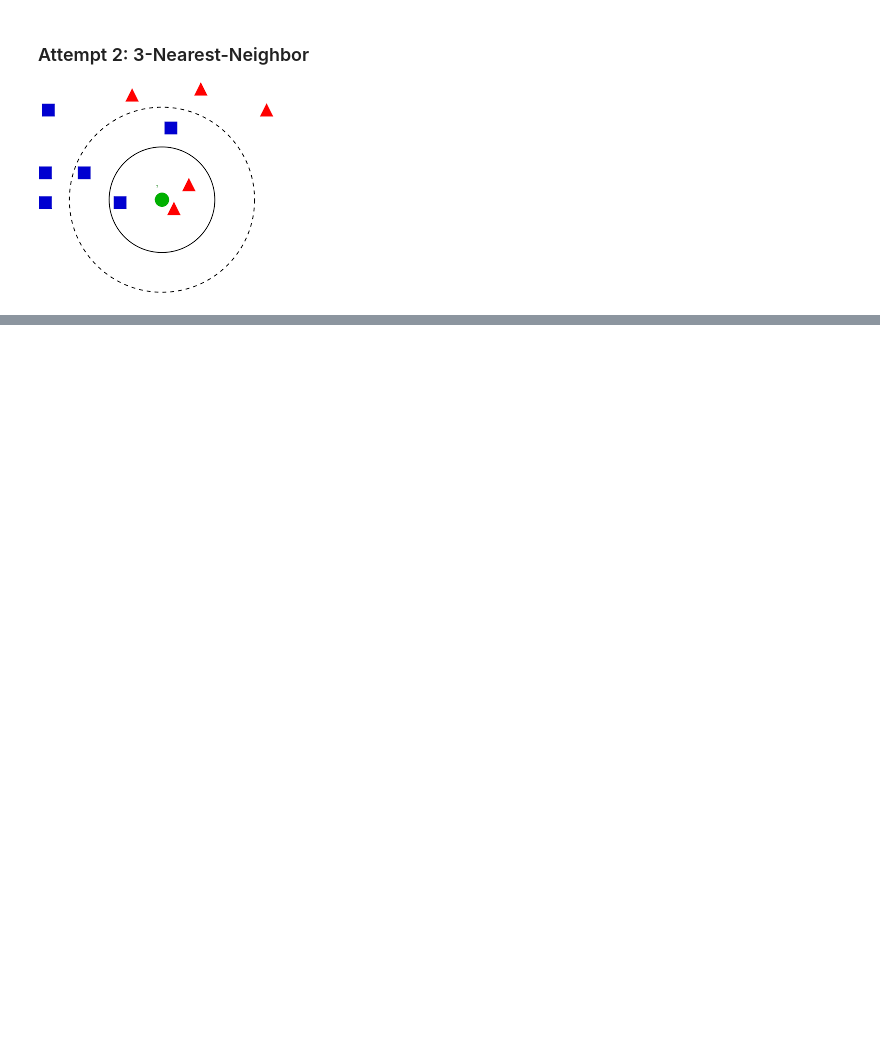
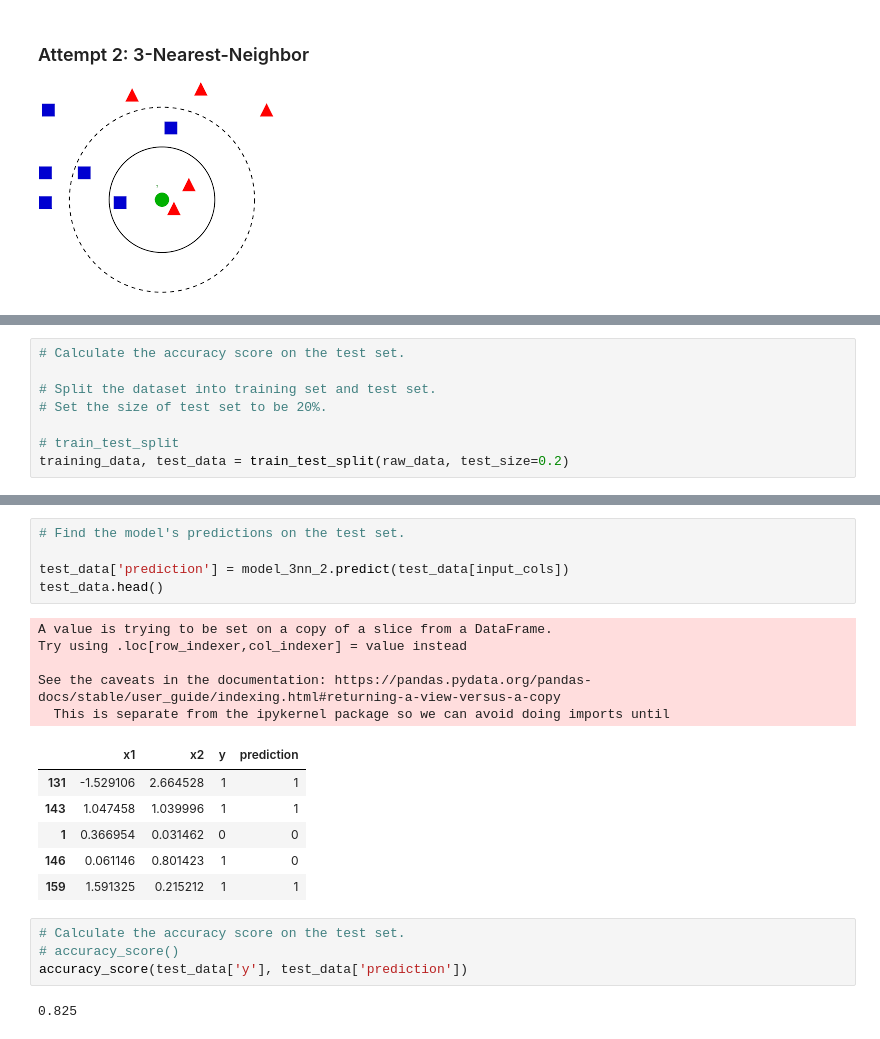
Before and after one commit to ch00226855/CMP414765Spring2021, a Jupyter notebook: Week03_Classification.ipynb, the cells around one changed output, grey strips where cells are left out. Drawn from its saved outputs; the diff is of its cells as text; blank space fills up the shorter version.

```diff
--- a/Week03_Classification.ipynb
+++ b/Week03_Classification.ipynb
@@ -232,0 +292,8 @@ model_3nn.fit(raw_data[['x1', 'x2']], raw_data['y'])
+# %%
+# Calculate the accuracy score on the test set.
+
+# Split the dataset into training set and test set.
+# Set the size of test set to be 20%.
+
+# train_test_split
+training_data, test_data = train_test_split(raw_data, test_size=0.2)
@@ -232,0 +308,23 @@ model_3nn.fit(raw_data[['x1', 'x2']], raw_data['y'])
+# %%
+# Find the model's predictions on the test set.
+
+test_data['prediction'] = model_3nn_2.predict(test_data[input_cols])
+test_data.head()
+# %% [output]
+A value is trying to be set on a copy of a slice from a DataFrame.
+Try using .loc[row_indexer,col_indexer] = value instead
+
+See the caveats in the documentation: https://pandas.pydata.org/pandas-docs/stable/user_guide/indexing.html#returning-a-view-versus-a-copy
+  This is separate from the ipykernel package so we can avoid doing imports until
+|  | x1 | x2 | y | prediction |
+| 131 | -1.529106 | 2.664528 | 1 | 1 |
+| 143 | 1.047458 | 1.039996 | 1 | 1 |
+| 1 | 0.366954 | 0.031462 | 0 | 0 |
+| 146 | 0.061146 | 0.801423 | 1 | 0 |
+| 159 | 1.591325 | 0.215212 | 1 | 1 |
+# %%
+# Calculate the accuracy score on the test set.
+# accuracy_score()
+accuracy_score(test_data['y'], test_data['prediction'])
+# %% [output]
+0.825
```
Also changed, not shown: parts of 17 cells of this notebook.
